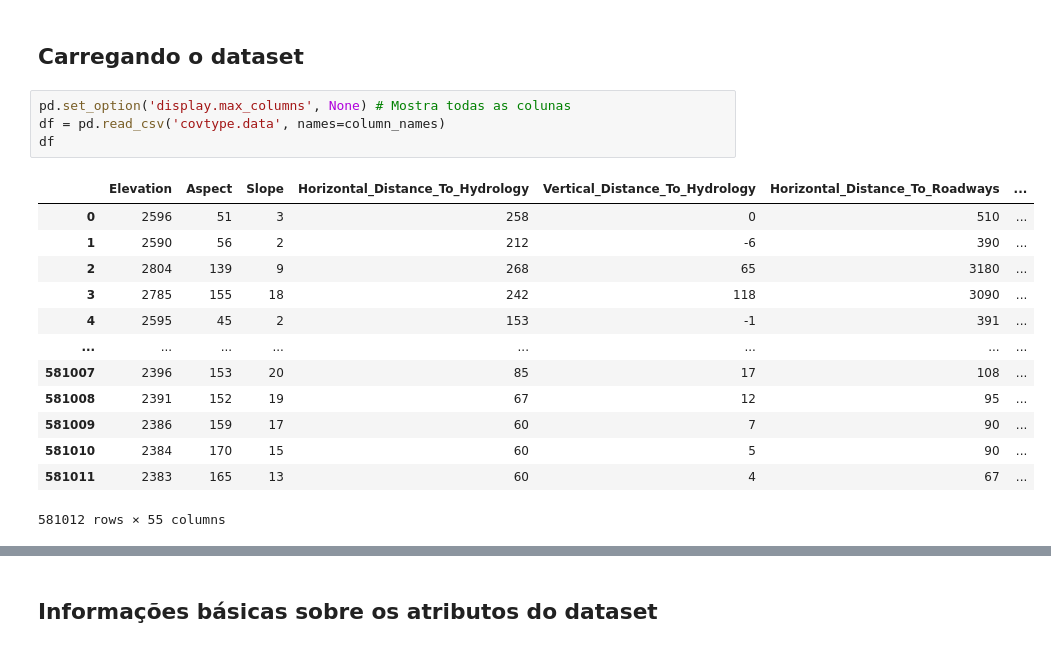
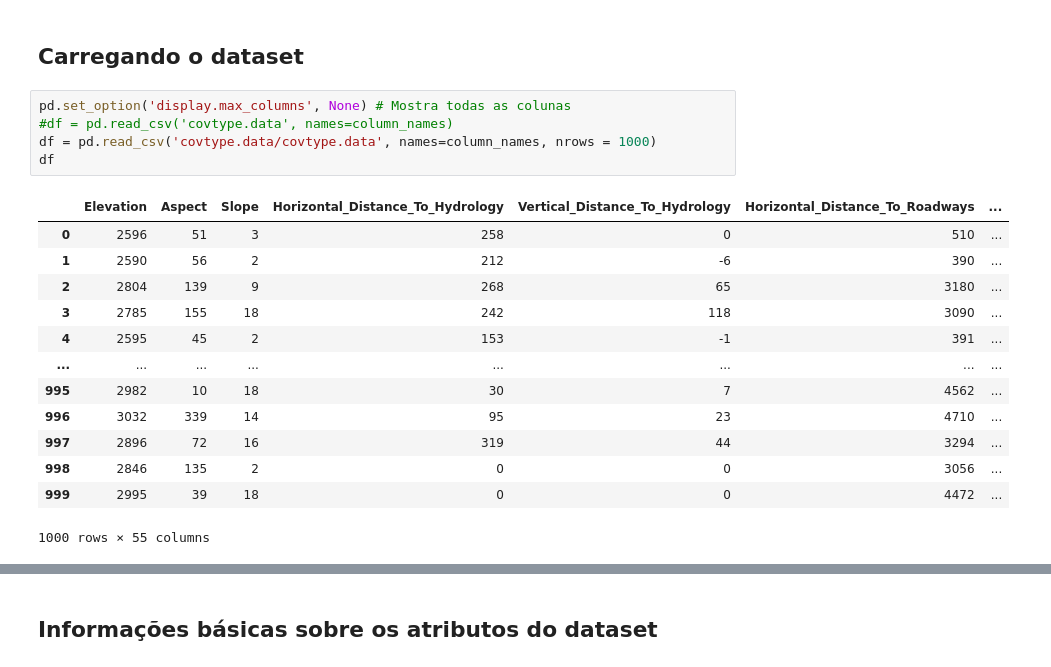
Before and after one commit to johnnyloreano/SGBDFinal, a Jupyter notebook: trabalho_classificacao.ipynb, the cells around one changed output, grey strips where cells are left out. Cells and saved outputs as stored; diff of their text form.

```diff
--- a/trabalho_classificacao.ipynb
+++ b/trabalho_classificacao.ipynb
@@ -40,19 +40,20 @@ Total de colunas: 55
 ## Carregando o dataset
 # %%
 pd.set_option('display.max_columns', None) # Mostra todas as colunas
-df = pd.read_csv('covtype.data', names=column_names)
+#df = pd.read_csv('covtype.data', names=column_names)
+df = pd.read_csv('covtype.data/covtype.data', names=column_names, nrows = 1000)
 df
 # %% [output]
 |  | Elevation | Aspect | Slope | Horizontal_Distance_To_Hydrology | Vertical_Distance_To_Hydrology | Horizontal_Distance_To_Roadways | ... |
 | 0 | 2596 | 51 | 3 | 258 | 0 | 510 | ... |
 | 1 | 2590 | 56 | 2 | 212 | -6 | 390 | ... |
 | 2 | 2804 | 139 | 9 | 268 | 65 | 3180 | ... |
 | 3 | 2785 | 155 | 18 | 242 | 118 | 3090 | ... |
 | 4 | 2595 | 45 | 2 | 153 | -1 | 391 | ... |
 | ... | ... | ... | ... | ... | ... | ... | ... |
-| 581007 | 2396 | 153 | 20 | 85 | 17 | 108 | ... |
-| 581008 | 2391 | 152 | 19 | 67 | 12 | 95 | ... |
-| 581009 | 2386 | 159 | 17 | 60 | 7 | 90 | ... |
-| 581010 | 2384 | 170 | 15 | 60 | 5 | 90 | ... |
-| 581011 | 2383 | 165 | 13 | 60 | 4 | 67 | ... |
+| 995 | 2982 | 10 | 18 | 30 | 7 | 4562 | ... |
+| 996 | 3032 | 339 | 14 | 95 | 23 | 4710 | ... |
+| 997 | 2896 | 72 | 16 | 319 | 44 | 3294 | ... |
+| 998 | 2846 | 135 | 2 | 0 | 0 | 3056 | ... |
+| 999 | 2995 | 39 | 18 | 0 | 0 | 4472 | ... |
-581012 rows × 55 columns
+1000 rows × 55 columns
```
Also changed, not shown: parts of 19 cells of this notebook, 2 other files.
